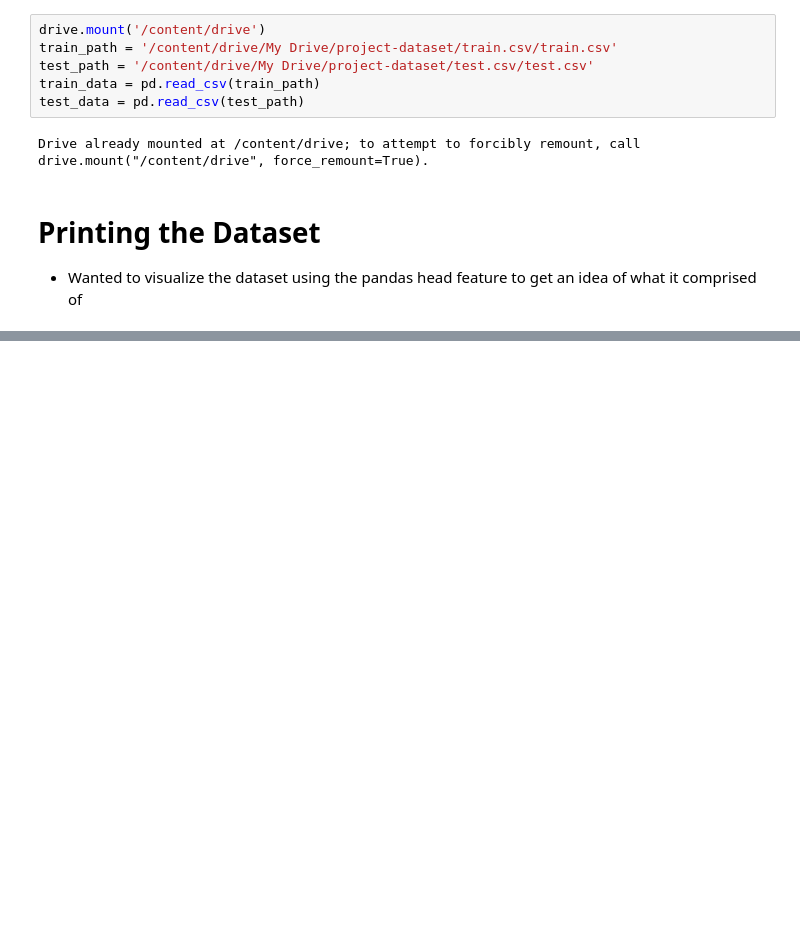
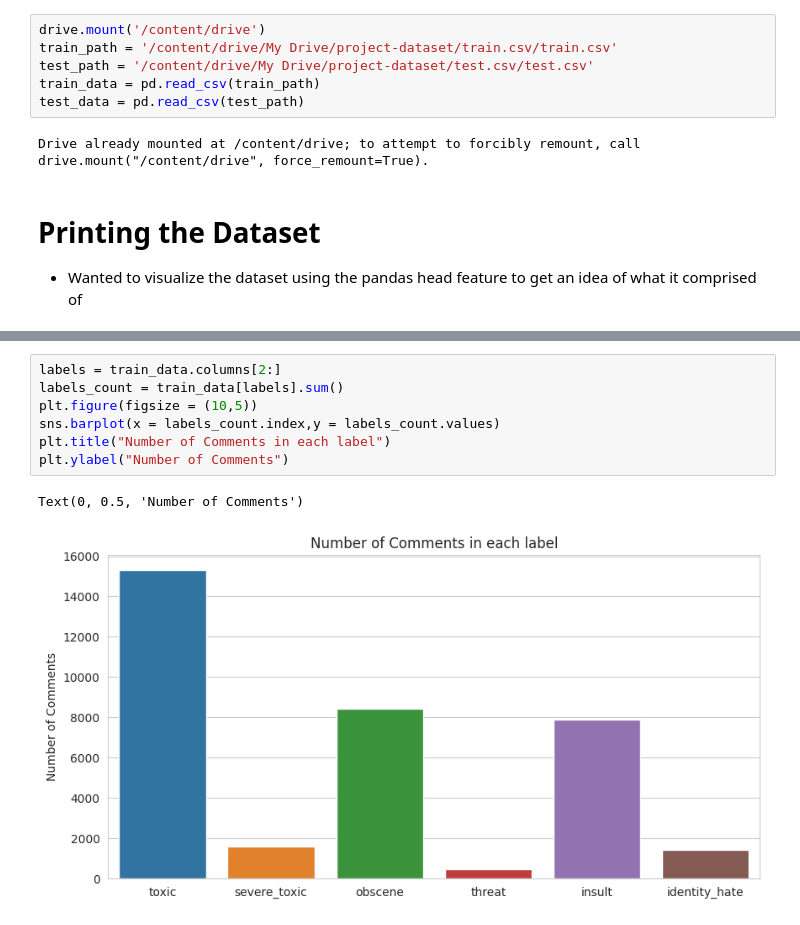
Before and after one commit to Hashmat02/ToxClassify-LSTM-and-Naive-Bayes-for-Toxicity-Detection, a Jupyter notebook: notbook1.ipynb, the cells around one changed output, grey strips where cells are left out. Saved outputs shown, nothing was run; the diff lists cells and outputs as text; blank space fills up the shorter version.

Commit message:
EDA
- EDA of Jigsaw Toxic Comment Classification Dataset
- Exploring correlations, conditional probabilities and distribution of labels

```diff
--- a/notbook1.ipynb
+++ b/notbook1.ipynb
@@ -65,0 +113,10 @@ train_data.head(10)
+# %%
+labels = train_data.columns[2:]
+labels_count = train_data[labels].sum()
+plt.figure(figsize = (10,5))
+sns.barplot(x = labels_count.index,y = labels_count.values)
+plt.title("Number of Comments in each label")
+plt.ylabel("Number of Comments")
+# %% [output]
+Text(0, 0.5, 'Number of Comments')
+[figure, added]
```
Also changed, not shown: parts of 15 cells of this notebook.
